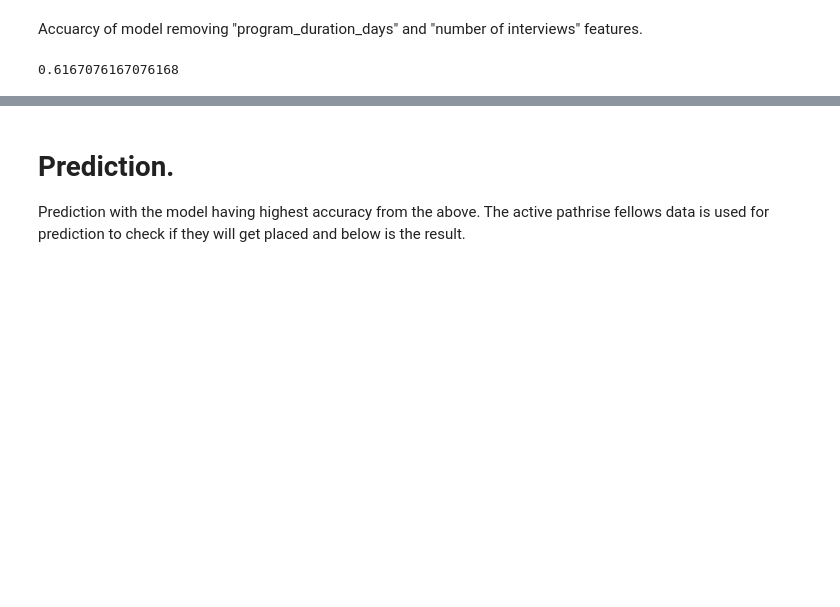
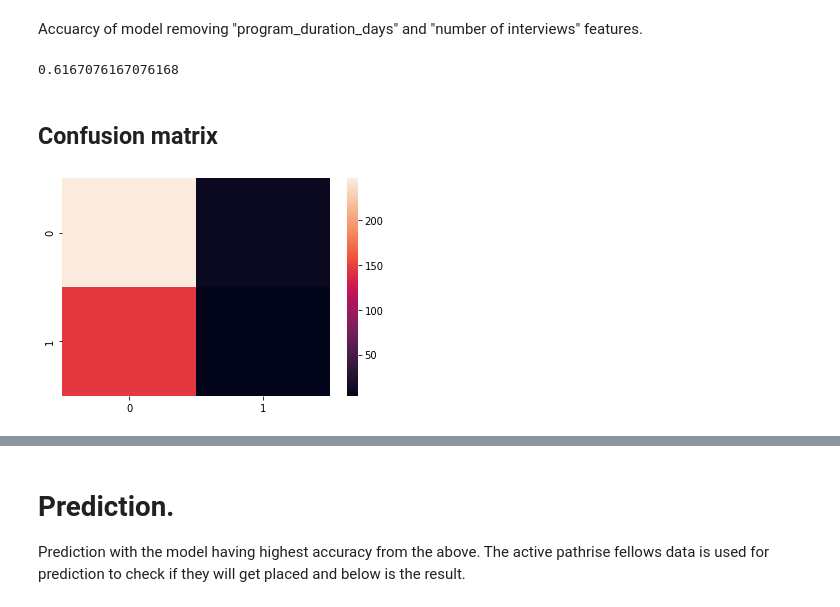
Before and after one commit to shreyus3003/pathrise, a Jupyter notebook: pathrise_analysis.ipynb, the cells around one changed output, grey strips where cells are left out. Cells and saved outputs as stored; diff of their text form; code cells hidden in the pictures; blank space fills up the shorter version.

```diff
--- a/pathrise_analysis.ipynb
+++ b/pathrise_analysis.ipynb
@@ -406,3 +407,10 @@ logit_predict=logit_x3.predict(x_test)
 accuracy_score(y_test,logit_predict)
 # %% [output]
 0.6167076167076168
+# %% [markdown]
+## Confusion matrix
+# %%
+sns.heatmap(pd.DataFrame(confusion_matrix(y_test,logit_predict)))
+plt.show()
+# %% [output]
+[figure, added]
```
Also changed, not shown: parts of 14 cells of this notebook.
